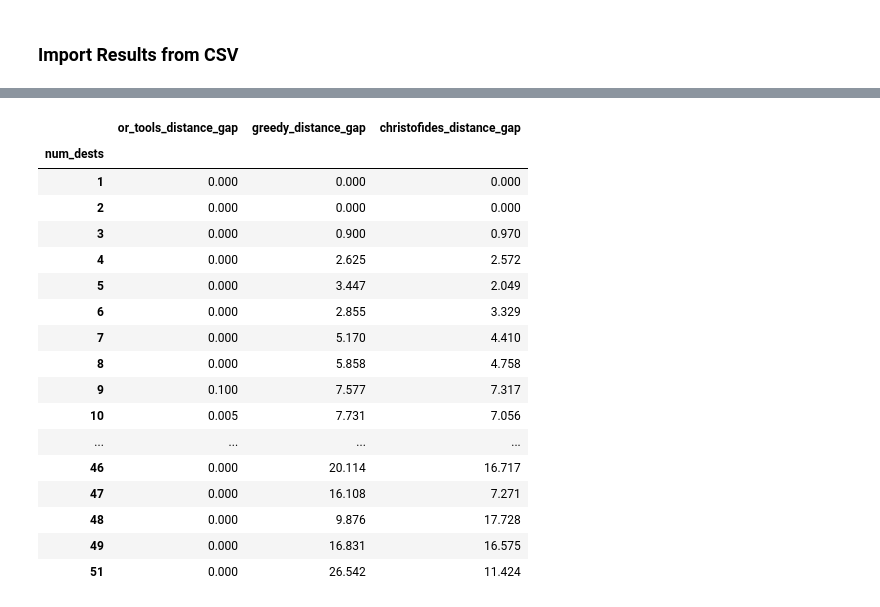
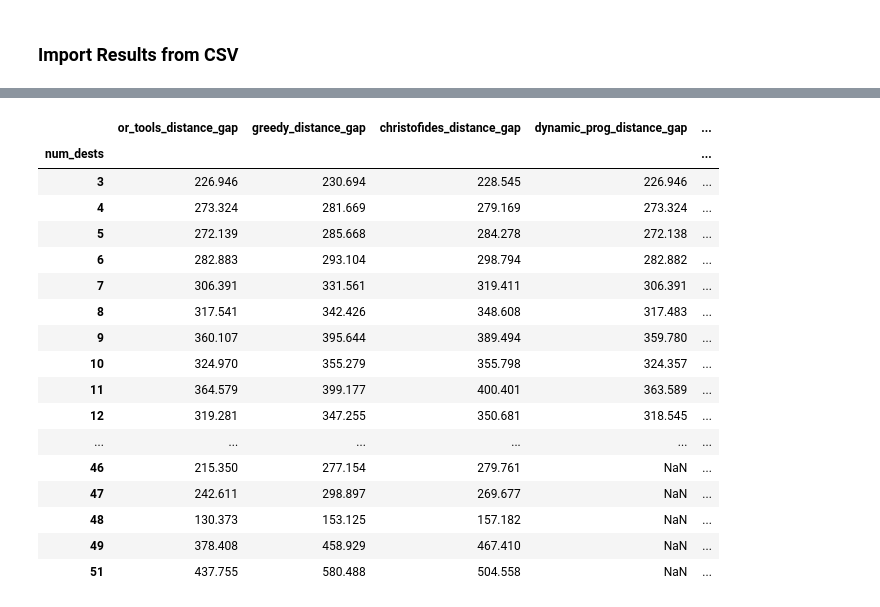
Before and after one commit to issacj-17/2024_SUTD_50021_AI_Project, a Jupyter notebook: notebooks/2024_AI_Group_29_LaDe_Evaluation.ipynb, the cells around one changed output, grey strips where cells are left out. Cells and saved outputs as stored; diff of their text form; code cells hidden in the pictures.

```diff
--- a/notebooks/2024_AI_Group_29_LaDe_Evaluation.ipynb
+++ b/notebooks/2024_AI_Group_29_LaDe_Evaluation.ipynb
@@ -740,3 +754,5 @@ Created in <span style='font-weight:600;margin-left:4px;'>Deepnote</span></a>
 # %%
-# dynamic_prog_df.rename(columns={"sequence": "dynamic_prog_sequence", "distance (m)": "dynamic_prog_distance", "time (ns)": "dynamic_prog_time"}, inplace=True)
-# display(dynamic_prog_df)
+dynamic_prog_df.replace({"sequence": -1, "distance (m)": -1, "time (ns)": 0}, np.nan, inplace=True)
+dynamic_prog_df.rename(columns={"sequence": "dynamic_prog_sequence", "distance (m)": "dynamic_prog_distance", "time (ns)": "dynamic_prog_time"}, inplace=True)
+
+display(dynamic_prog_df)
@@ -743,5 +773,5 @@ Created in <span style='font-weight:600;margin-left:4px;'>Deepnote</span></a>
 # %%
-combined_df = pd.concat([or_tools_df, greedy_df, christofides_df], axis=1)
+combined_df = pd.concat([or_tools_df, greedy_df, christofides_df, dynamic_prog_df, gnn_beam_5_df, gnn_beam_10_df], axis=1)
 combined_df = combined_df.loc[:,~combined_df.columns.duplicated()]
 display(combined_df)
 # %% [output]
@@ -761,6 +791,6 @@ display(combined_df)
 # %%
-eval_dist_df = combined_df[["instance", "num_dests", "or_tools_distance", "greedy_distance", "christofides_distance"]]
-eval_time_df = combined_df[["instance", "num_dests", "or_tools_time", "greedy_time", "christofides_time"]]
+eval_dist_df = combined_df[["instance", "num_dests", "or_tools_distance", "greedy_distance", "christofides_distance", "dynamic_prog_distance", "gnn_beam_5_distance", "gnn_beam_10_distance"]]
+eval_time_df = combined_df[["instance", "num_dests", "or_tools_time", "greedy_time", "christofides_time", "dynamic_prog_time", "gnn_beam_5_time", "gnn_beam_10_time"]]
 # %%
 display(eval_dist_df)
 # %% [output]
@@ -783,9 +813,11 @@ def compute_optimality_gap(df, optimal_col, other_cols):
         df[f"{col}_gap"] = (df[col] - df[optimal_col]) / df[optimal_col] * 100
     return df
 # %%
-eval_dist_df["min_distance"] = eval_dist_df[["or_tools_distance", "greedy_distance", "christofides_distance"]].min(axis=1)
-eval_dist_df["min_distance_solver"] = eval_dist_df[["or_tools_distance", "greedy_distance", "christofides_distance"]].idxmin(axis=1)
-eval_dist_df = compute_optimality_gap(eval_dist_df, "min_distance", ["or_tools_distance", "greedy_distance", "christofides_distance"])
+dist_cols = ["or_tools_distance", "greedy_distance", "christofides_distance", "dynamic_prog_distance", "gnn_beam_5_distance", "gnn_beam_10_distance"]
+
+eval_dist_df["min_distance"] = eval_dist_df[dist_cols].min(axis=1)
+eval_dist_df["min_distance_solver"] = eval_dist_df[dist_cols].idxmin(axis=1)
+eval_dist_df = compute_optimality_gap(eval_dist_df, "min_distance", dist_cols)
 display(eval_dist_df)
 # %% [output]
 A value is trying to be set on a copy of a slice from a DataFrame.
@@ -821,23 +853,23 @@ See the caveats in the documentation: https://pandas.pydata.org/pandas-docs/stab
 # %%
-avg_dist_df = eval_dist_df[["num_dests", "or_tools_distance_gap", "greedy_distance_gap", "christofides_distance_gap"]].groupby("num_dests")
+avg_dist_df = eval_dist_df[["num_dests", "or_tools_distance_gap", "greedy_distance_gap", "christofides_distance_gap", "dynamic_prog_distance_gap", "gnn_beam_5_distance_gap", "gnn_beam_10_distance_gap"]].groupby("num_dests")
 display(avg_dist_df.mean().round(3))
 # %% [output]
-|  | or_tools_distance_gap | greedy_distance_gap | christofides_distance_gap |
-| num_dests |  |  |  |
-| 1 | 0.000 | 0.000 | 0.000 |
-| 2 | 0.000 | 0.000 | 0.000 |
-| 3 | 0.000 | 0.900 | 0.970 |
-| 4 | 0.000 | 2.625 | 2.572 |
-| 5 | 0.000 | 3.447 | 2.049 |
-| 6 | 0.000 | 2.855 | 3.329 |
-| 7 | 0.000 | 5.170 | 4.410 |
-| 8 | 0.000 | 5.858 | 4.758 |
-| 9 | 0.100 | 7.577 | 7.317 |
-| 10 | 0.005 | 7.731 | 7.056 |
-| ... | ... | ... | ... |
-| 46 | 0.000 | 20.114 | 16.717 |
-| 47 | 0.000 | 16.108 | 7.271 |
-| 48 | 0.000 | 9.876 | 17.728 |
-| 49 | 0.000 | 16.831 | 16.575 |
-| 51 | 0.000 | 26.542 | 11.424 |
+|  | or_tools_distance_gap | greedy_distance_gap | christofides_distance_gap | dynamic_prog_distance_gap | ... |
+| num_dests |  |  |  |  | ... |
+| 3 | 226.946 | 230.694 | 228.545 | 226.946 | ... |
+| 4 | 273.324 | 281.669 | 279.169 | 273.324 | ... |
+| 5 | 272.139 | 285.668 | 284.278 | 272.138 | ... |
+| 6 | 282.883 | 293.104 | 298.794 | 282.882 | ... |
+| 7 | 306.391 | 331.561 | 319.411 | 306.391 | ... |
+| 8 | 317.541 | 342.426 | 348.608 | 317.483 | ... |
+| 9 | 360.107 | 395.644 | 389.494 | 359.780 | ... |
+| 10 | 324.970 | 355.279 | 355.798 | 324.357 | ... |
+| 11 | 364.579 | 399.177 | 400.401 | 363.589 | ... |
+| 12 | 319.281 | 347.255 | 350.681 | 318.545 | ... |
+| ... | ... | ... | ... | ... | ... |
+| 46 | 215.350 | 277.154 | 279.761 | NaN | ... |
+| 47 | 242.611 | 298.897 | 269.677 | NaN | ... |
+| 48 | 130.373 | 153.125 | 157.182 | NaN | ... |
+| 49 | 378.408 | 458.929 | 467.410 | NaN | ... |
+| 51 | 437.755 | 580.488 | 504.558 | NaN | ... |
 # %%
```
Also changed, not shown: parts of 35 cells of this notebook.
